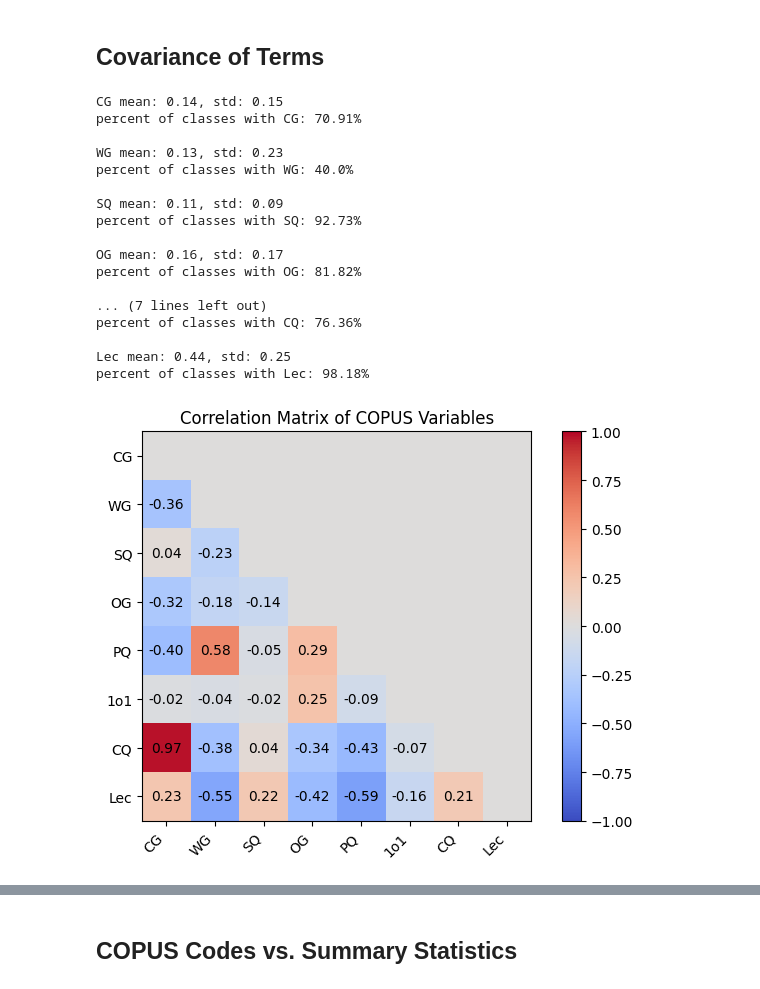
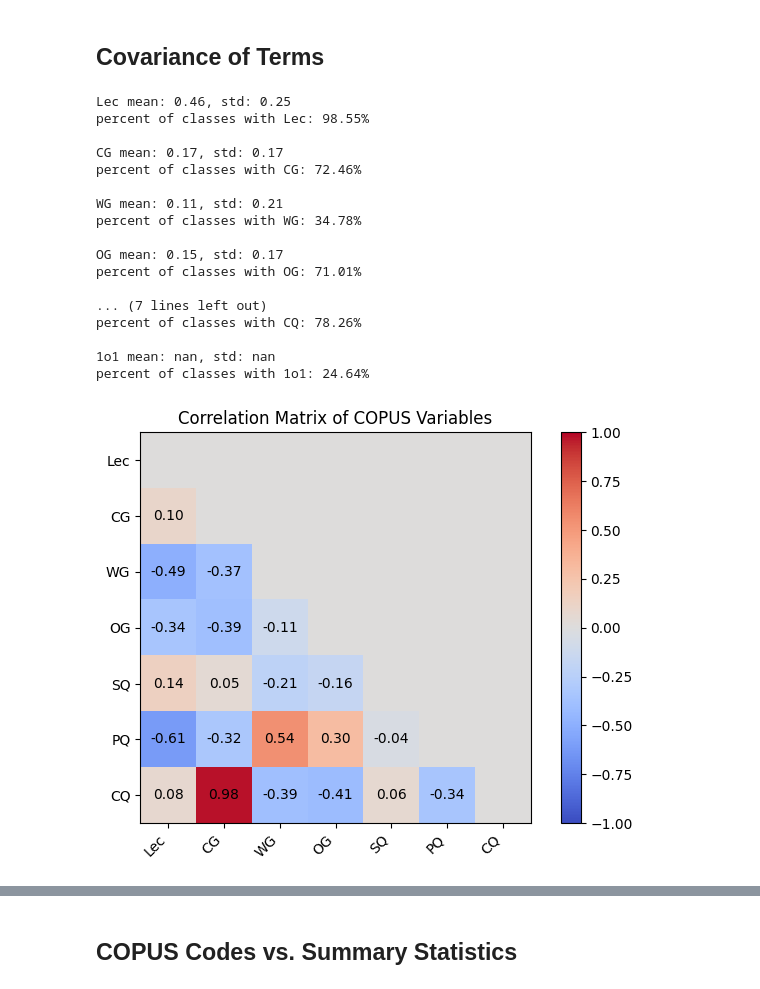
Before and after one commit to oross314/Modeling-Active-Learning-Classrooms, a Jupyter notebook: data_exploration_plots.ipynb, the cells around one changed output, grey strips where cells are left out. Drawn from its saved outputs; the diff is of its cells as text; code cells hidden in the pictures.

Commit message:
Cleaned up data exploration plots, added seperate notebook to run long feature selection LOO which is still running

```diff
--- a/data_exploration_plots.ipynb
+++ b/data_exploration_plots.ipynb
@@ -4,26 +4,19 @@ import matplotlib.pyplot as plt
 import pandas as pd
 # %%
 #load in data
-published_data = pd.read_csv('Published Data/combined_COPUS_CI_data.csv')
+data = pd.read_csv('combined_COPUS_CI_data.csv')
 
-################just published for now
-#measured_data = pd.read_csv('Measured Data/measured_data.csv')
-#data = pd.concat([published_data, measured_data], ignore_index=True)
-##################
-data = published_data
-labels = [ 'CG',  'WG', 'SQ', 'OG', 'PQ', '1o1', 'CQ', 'Lec', ]
+
+labels = [ 'Lec', 'CG',  'WG', 'OG','SQ',  'PQ',  'CQ', '1o1', ]
 WGs, CGs, CQs, SQs, Lecs, PQs = data['WG'].values, data['CG'].values, data['CQ'].values, data['SQ'].values, data['Lec'].values, data['PQ'].values
 OGs = data['OG'].values
 COPUS_data = data[labels].values
-published_COPUS_data = published_data[labels].values
 effect_sizes = data['Effect Size'].values
 n_features = COPUS_data.shape[1]
 post_stds = data['PostStd'].values
 pre_stds = data['PreStd'].values
 std_diffs = post_stds - pre_stds
-#########
-equity_fac = data['PostStd'].values**2 -  data['PreStd'].values**2
-#####3
+
 premeans = data['PreMean'].values
 postmeans = data['PostMean'].values
 gains = postmeans - premeans
@@ -73,41 +32,41 @@ for label in labels:
     print(f"percent of classes with {label}: {np.round(num/data.shape[0]*100, 2)}%")
     print('')
 # %% [output]
-CG mean: 0.14, std: 0.15
-percent of classes with CG: 70.91%
+Lec mean: 0.46, std: 0.25
+percent of classes with Lec: 98.55%
 
-WG mean: 0.13, std: 0.23
-percent of classes with WG: 40.0%
+CG mean: 0.17, std: 0.17
+percent of classes with CG: 72.46%
 
-SQ mean: 0.11, std: 0.09
-percent of classes with SQ: 92.73%
+WG mean: 0.11, std: 0.21
+percent of classes with WG: 34.78%
 
-OG mean: 0.16, std: 0.17
-percent of classes with OG: 81.82%
+OG mean: 0.15, std: 0.17
+percent of classes with OG: 71.01%
 
 ... (7 lines left out)
-percent of classes with CQ: 76.36%
+percent of classes with CQ: 78.26%
 
-Lec mean: 0.44, std: 0.25
-percent of classes with Lec: 98.18%
+1o1 mean: nan, std: nan
+percent of classes with 1o1: 24.64%
 # %%
-n_features = 8
-corr = np.corrcoef(published_COPUS_data[:, :n_features].T)
+n_features = 7
+corr = np.corrcoef(COPUS_data[:, :n_features].T)
 
 
 corr[corr == 1] = 0
 #label each pixel with the numeric value
 for i in range(n_features):
     for j in range(n_features):
         if j < i:
             plt.text(j, i, f'{corr[i, j]:.2f}', ha='center', va='center', color='black')
         else: corr[i,j] = 0
 plt.imshow(corr, vmin = -1, vmax=1, cmap='coolwarm')
 plt.colorbar()
 plt.xticks(np.arange(n_features), labels[:n_features], rotation=45, ha='right')
 plt.yticks(np.arange(n_features), labels[:n_features])
 plt.title('Correlation Matrix of COPUS Variables')
 plt.tight_layout()
 plt.show()
 # %% [output]
-[figure, old version]
+[figure, new version]
```
Also changed, not shown: parts of 9 cells of this notebook, 9 other files.
